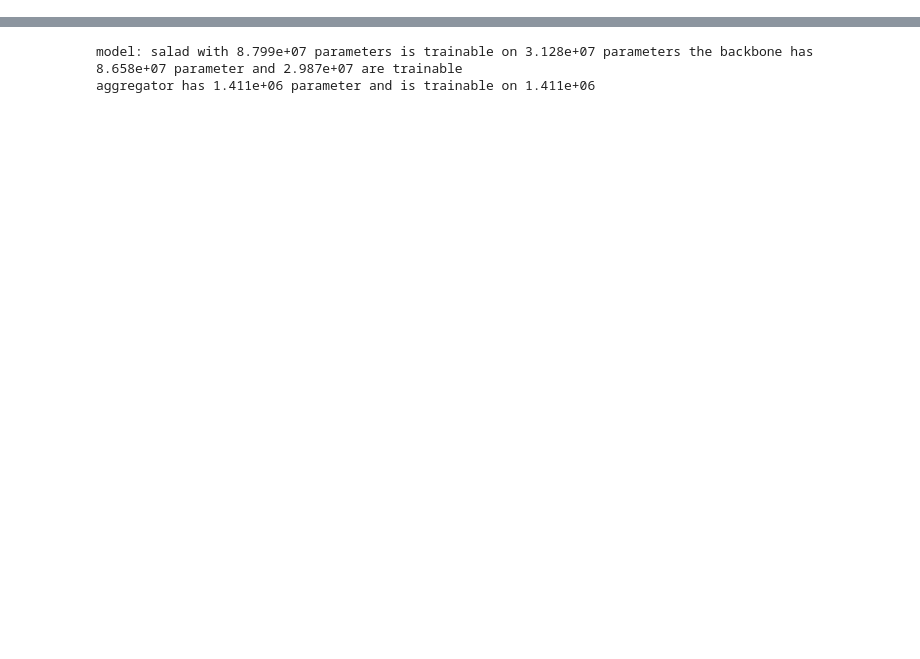
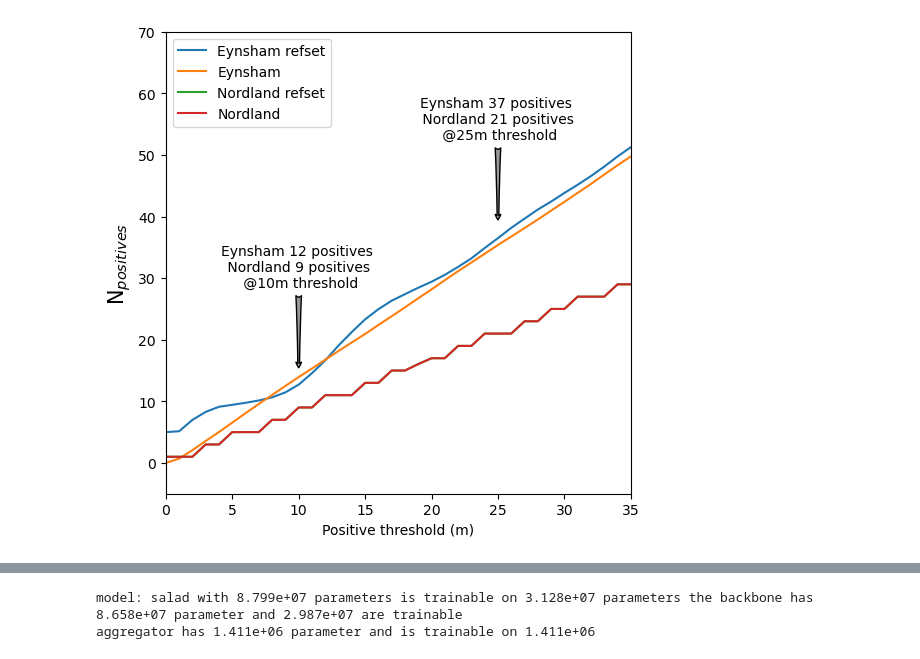
Before and after one commit to Olafv01/reference-set-fine-tuning, a Jupyter notebook: TSNE_visualization.ipynb, the cells around one changed output, grey strips where cells are left out. Cells and saved outputs as stored; diff of their text form; code cells hidden in the pictures; blank space fills up the shorter version.

```diff
--- a/TSNE_visualization.ipynb
+++ b/TSNE_visualization.ipynb
@@ -110,2 +205,24 @@ train_dataloader=torch.utils.data.DataLoader(dataset=train_ds, num_workers=4,
+# %%
+plt.figure(figsize=[6,6])
+plt.plot(positives_refset['eynsham'])
+plt.plot(positives_testset["eynsham"])
+plt.plot(positives_refset['nordland'])
+plt.plot(positives_testset["nordland"])
+plt.annotate('Eynsham 12 positives \n Nordland 9 positives \n @10m threshold', xy=(10,15), xycoords='data',
+            xytext=(0,60), textcoords='offset points',ha="center",
+            arrowprops=dict(arrowstyle='fancy',fc='0.6',
+                            connectionstyle="angle3,angleA=0,angleB=-90"))
+plt.annotate('Eynsham 37 positives \n Nordland 21 positives \n @25m threshold', xy=(25,39), xycoords='data',
+            xytext=(0,60), textcoords='offset points',ha="center",
+            arrowprops=dict(arrowstyle='fancy',fc='0.6',
+                            connectionstyle="angle3,angleA=0,angleB=-90"))
+plt.xlim([0,35])
+plt.ylim([-5,70])
+plt.ylabel("N$_{positives}$",size=15)
+plt.xlabel("Positive threshold (m)")
+plt.legend(["Eynsham refset",  "Eynsham","Nordland refset", "Nordland"],loc='upper left')
+plt.savefig("positives_largedataset.png")
+# %% [output]
+[figure, added]
 # %%
 dataset_list=[]
```
Also changed, not shown: parts of 34 cells of this notebook, 11 other files.
